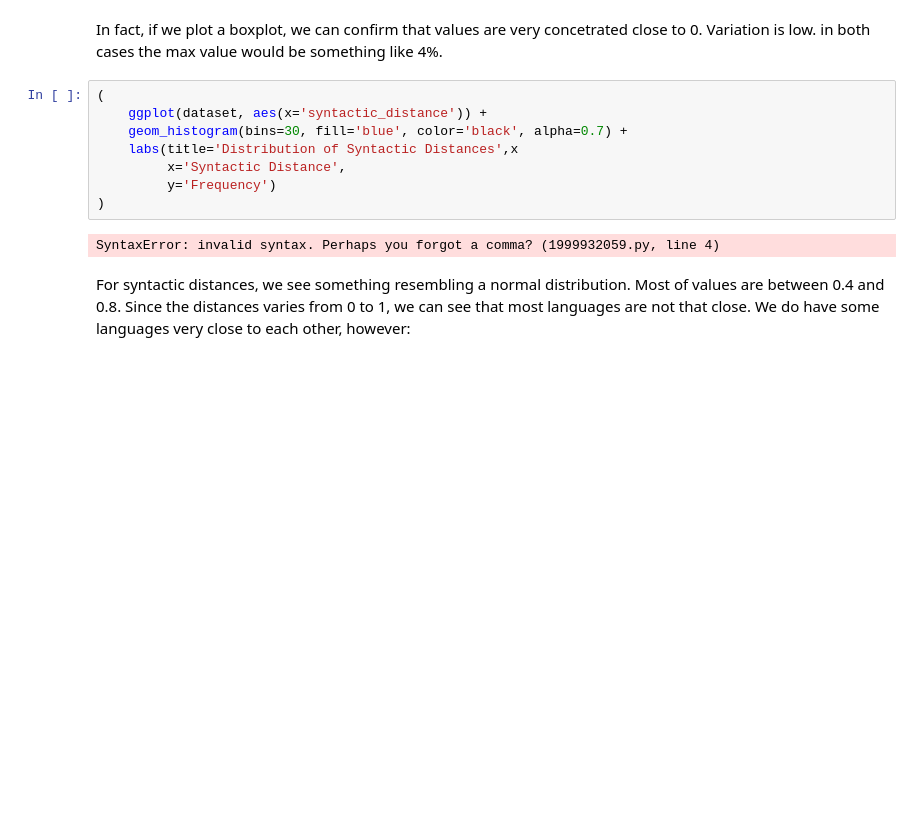
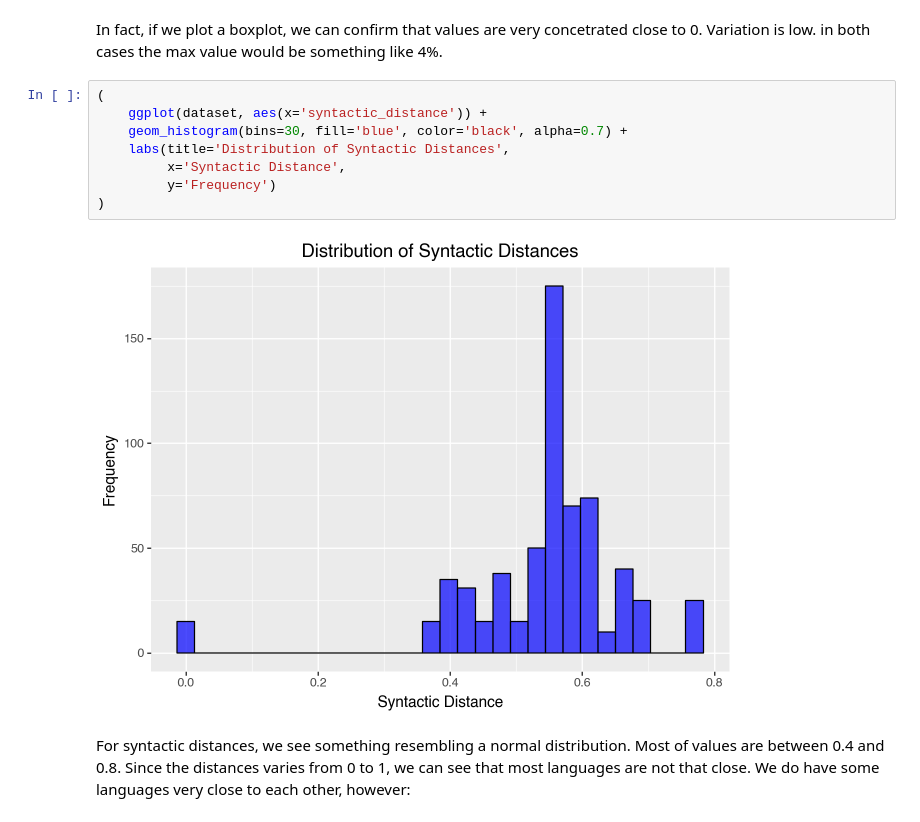
Before and after one commit to lersouza/language-transfer, a Jupyter notebook: notebooks/Data Transfer Exploration.ipynb, the cells around one changed output. Cells and saved outputs as stored; diff of their text form; blank space fills up the shorter version.

```diff
--- a/notebooks/Data Transfer Exploration.ipynb
+++ b/notebooks/Data Transfer Exploration.ipynb
@@ -368,13 +368,13 @@ In fact, if we plot a boxplot, we can confirm that values are very concetrated c
 # %%
 (
     ggplot(dataset, aes(x='syntactic_distance')) +
     geom_histogram(bins=30, fill='blue', color='black', alpha=0.7) +
-    labs(title='Distribution of Syntactic Distances',x
+    labs(title='Distribution of Syntactic Distances',
          x='Syntactic Distance',
          y='Frequency')
 )
 # %% [output]
-SyntaxError: invalid syntax. Perhaps you forgot a comma? (1999932059.py, line 4)
+[figure, added]
 # %% [markdown]
 For syntactic distances, we see something resembling a normal distribution. Most of values are between 0.4 and 0.8. Since the distances varies from 0 to 1, we can see that most languages are not that close. We do have some languages very close to each other, however:
 # %%
```
Also changed, not shown: parts of 19 cells of this notebook.
